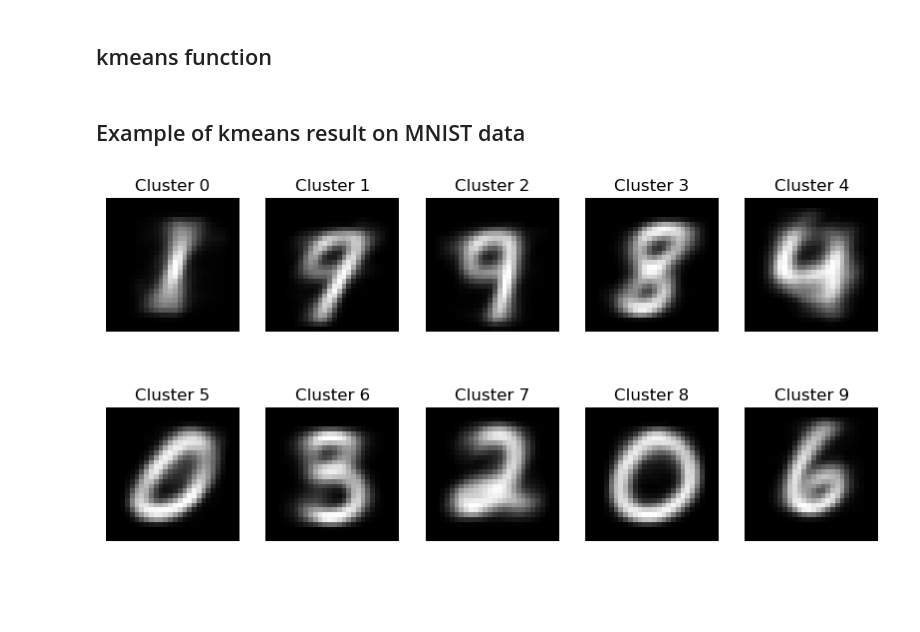
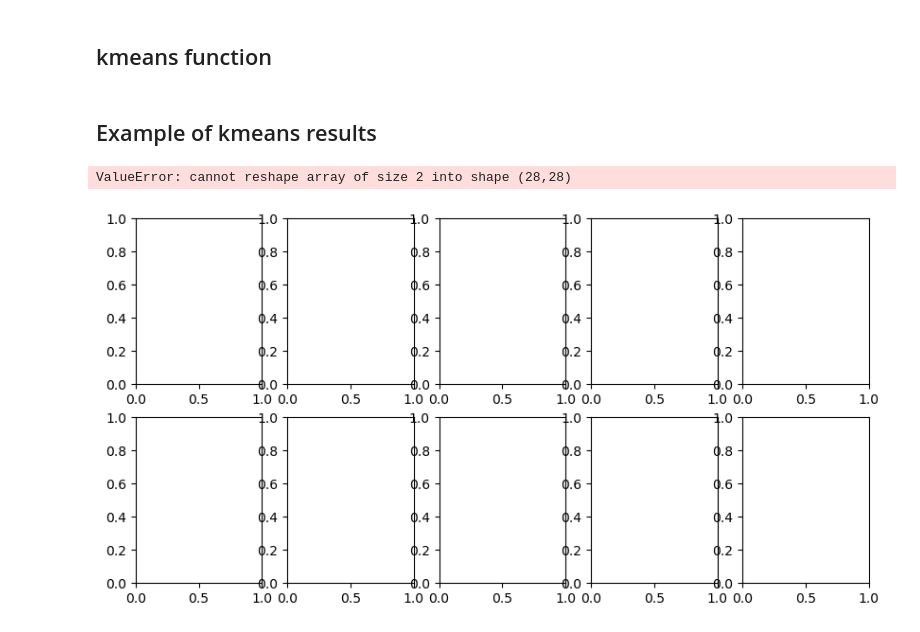
Before and after one commit to FeMaspe02/MLProject_MasperoFederico, a Jupyter notebook: MLProject.ipynb, the cells around one changed output. Drawn from its saved outputs; the diff is of its cells as text; code cells hidden in the pictures; blank space fills up the shorter version.

Commit message:
added some stuff, need to fix variables (labels and centroids break because it tries to use them for both datasets

```diff
--- a/MLProject.ipynb
+++ b/MLProject.ipynb
@@ -1,29 +1,3 @@
 # %% [markdown]
 # K-means on synthetic data
 ## Step 1 - generating a synthetic dataset
-# %%
-import numpy as np
-import matplotlib.pyplot as plt
-from sklearn.datasets import make_blobs
-np.random.seed(42)
-
-n = 5000
-
-# cluster sizes
-n1 = n2 = n3 = n // 3
-
-# define means manually
-mean1 = [0, 0]
-mean2 = [5, 5]
-mean3 = [0, 5]
-
-# generate clusters
-c1 = np.random.randn(n1, 2) + mean1
-c2 = np.random.randn(n2, 2) + mean2
-c3 = np.random.randn(n3, 2) + mean3
-
-X = np.vstack((c1, c2, c3))
-
-plt.scatter(X[:, 0], X[:, 1])
-plt.grid(True)
-plt.show()
@@ -229,17 +233,21 @@ def kmeans(X, k, max_rounds=100):
 
     return labels, centroids
 # %% [markdown]
-## Example of kmeans result on MNIST data
+## Example of kmeans results
 # %%
 labels, centroids = kmeans(X, 10)
 
 fig, axes = plt.subplots(2, 5, figsize=(10, 5))
 
 for i, ax in enumerate(axes.flat):
     ax.imshow(centroids[i].reshape(28, 28), cmap='gray')
     ax.set_title(f"Cluster {i}")
     ax.axis('off')
 
 plt.show()
+
+inertia = compute_inertia(X, labels, centroids)
+print(intertia)
 # %% [output]
+ValueError: cannot reshape array of size 2 into shape (28,28)
-[figure, old version]
+[figure, new version]
```
Also changed, not shown: parts of 8 cells of this notebook.
